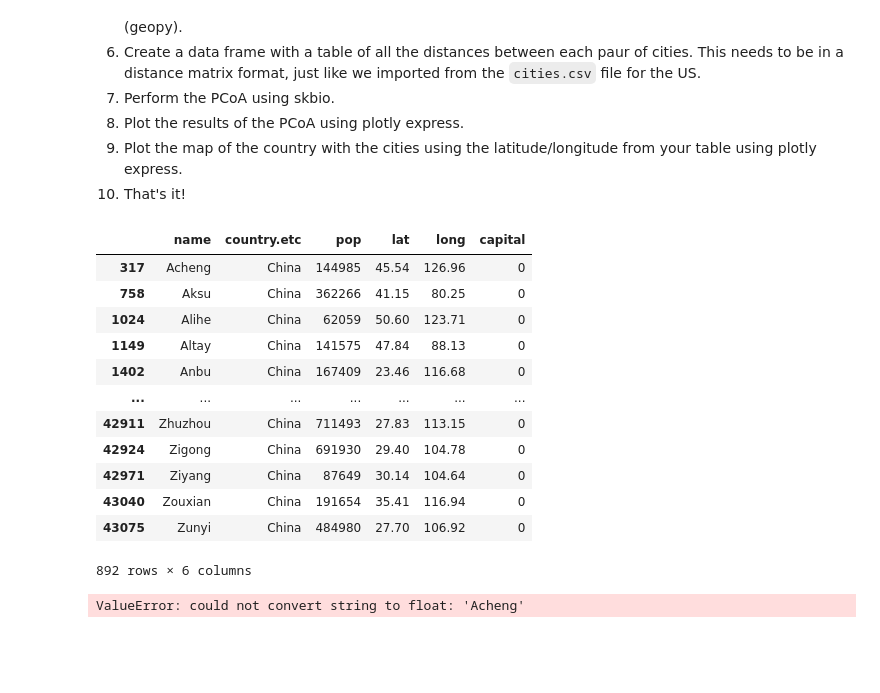
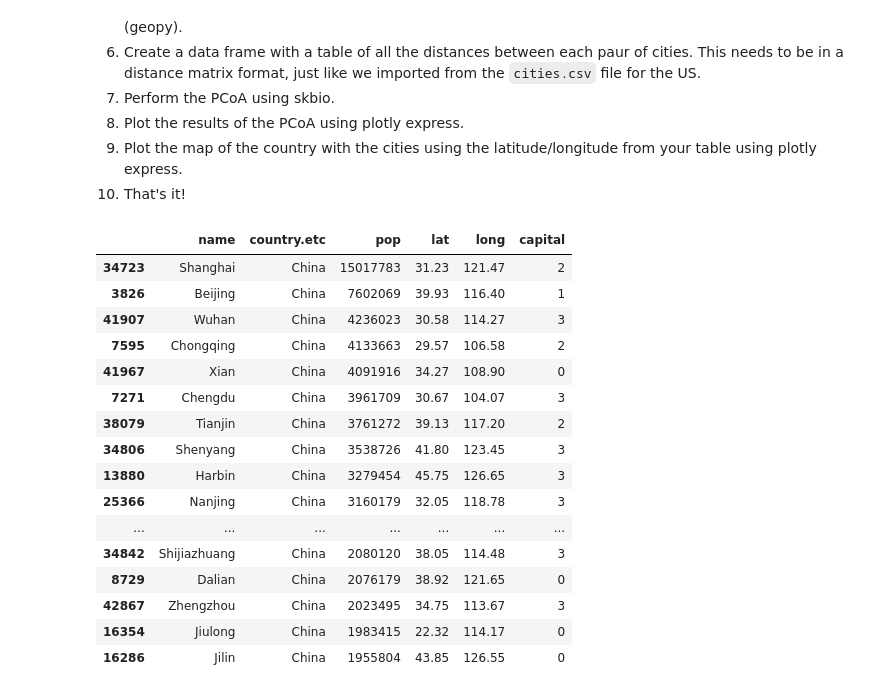
Before and after one commit to ymyf16/coursehomework, a Jupyter notebook: HW9/Homework9.ipynb, the cells around one changed output. Drawn from its saved outputs; the diff is of its cells as text; code cells hidden in the pictures; blank space fills up the shorter version.

```diff
--- a/HW9/Homework9.ipynb
+++ b/HW9/Homework9.ipynb
@@ -34,28 +34,25 @@ import skbio
 # %%
 df = pd.read_csv("world_cities.csv",sep="\t")
 
 
-cities = df.loc[df['country.etc'] == 'China']
-
+cities = df[df['country.etc'] == 'China']
+cities = cities.sort_values(by="pop", ascending=False).head(20)
 cities
 # %% [output]
 |  | name | country.etc | pop | lat | long | capital |
-| 317 | Acheng | China | 144985 | 45.54 | 126.96 | 0 |
-| 758 | Aksu | China | 362266 | 41.15 | 80.25 | 0 |
-| 1024 | Alihe | China | 62059 | 50.60 | 123.71 | 0 |
-| 1149 | Altay | China | 141575 | 47.84 | 88.13 | 0 |
-| 1402 | Anbu | China | 167409 | 23.46 | 116.68 | 0 |
+| 34723 | Shanghai | China | 15017783 | 31.23 | 121.47 | 2 |
+| 3826 | Beijing | China | 7602069 | 39.93 | 116.40 | 1 |
+| 41907 | Wuhan | China | 4236023 | 30.58 | 114.27 | 3 |
+| 7595 | Chongqing | China | 4133663 | 29.57 | 106.58 | 2 |
+| 41967 | Xian | China | 4091916 | 34.27 | 108.90 | 0 |
+| 7271 | Chengdu | China | 3961709 | 30.67 | 104.07 | 3 |
+| 38079 | Tianjin | China | 3761272 | 39.13 | 117.20 | 2 |
+| 34806 | Shenyang | China | 3538726 | 41.80 | 123.45 | 3 |
+| 13880 | Harbin | China | 3279454 | 45.75 | 126.65 | 3 |
+| 25366 | Nanjing | China | 3160179 | 32.05 | 118.78 | 3 |
 | ... | ... | ... | ... | ... | ... | ... |
-| 42911 | Zhuzhou | China | 711493 | 27.83 | 113.15 | 0 |
-| 42924 | Zigong | China | 691930 | 29.40 | 104.78 | 0 |
-| 42971 | Ziyang | China | 87649 | 30.14 | 104.64 | 0 |
-| 43040 | Zouxian | China | 191654 | 35.41 | 116.94 | 0 |
-| 43075 | Zunyi | China | 484980 | 27.70 | 106.92 | 0 |
+| 34842 | Shijiazhuang | China | 2080120 | 38.05 | 114.48 | 3 |
+| 8729 | Dalian | China | 2076179 | 38.92 | 121.65 | 0 |
+| 42867 | Zhengzhou | China | 2023495 | 34.75 | 113.67 | 3 |
+| 16354 | Jiulong | China | 1983415 | 22.32 | 114.17 | 0 |
+| 16286 | Jilin | China | 1955804 | 43.85 | 126.55 | 0 |
-892 rows × 6 columns
-# %%
-my_pcoa = skbio.stats.ordination.pcoa(cities.values)
-
-# Show the new coordinates for our cities
-print(my_pcoa.samples[['PC1', 'PC2']])
-# %% [output]
-ValueError: could not convert string to float: 'Acheng'
```
Also changed, not shown: parts of 3 cells of this notebook, 4 other files.
